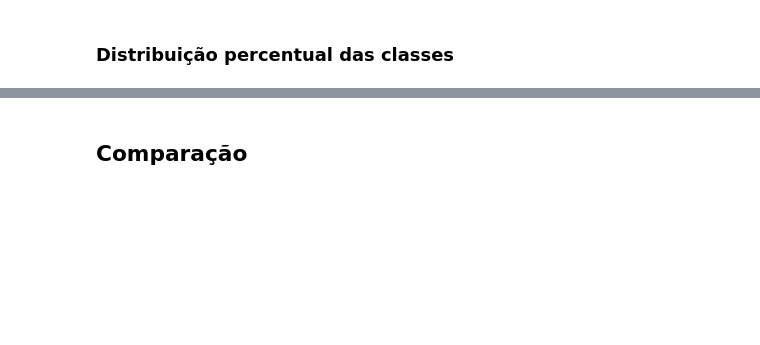
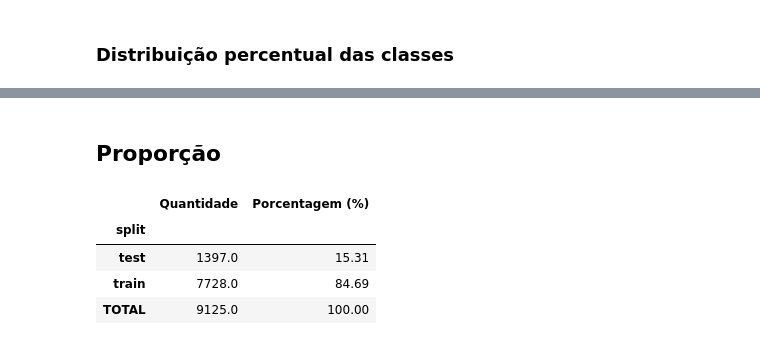
Before and after one commit to esterfirmino/dpoc-vindr, a Jupyter notebook: dpoc-vindr/vindrchest.ipynb, the cells around one changed output, grey strips where cells are left out. Cells and saved outputs as stored; diff of their text form; code cells hidden in the pictures; blank space fills up the shorter version.

Commit message:
📊 chore: analyze train/test split proportions

```diff
--- a/dpoc-vindr/vindrchest.ipynb
+++ b/dpoc-vindr/vindrchest.ipynb
@@ -553,2 +556,22 @@ plt.show()
 # %% [markdown]
-## Comparação
+## Proporção
+# %%
+split_counts = all_df.groupby("split")["image_id"].nunique()
+
+total = split_counts.sum()
+
+resultado = pd.DataFrame({
+    "Quantidade": split_counts,
+    "Porcentagem (%)": (split_counts / total * 100).round(2)
+})
+
+# adiciona linha total
+resultado.loc["TOTAL"] = [total, 100.00]
+
+display(resultado)
+# %% [output]
+|  | Quantidade | Porcentagem (%) |
+| split |  |  |
+| test | 1397.0 | 15.31 |
+| train | 7728.0 | 84.69 |
+| TOTAL | 9125.0 | 100.00 |
```
Also changed, not shown: parts of 10 cells of this notebook.
